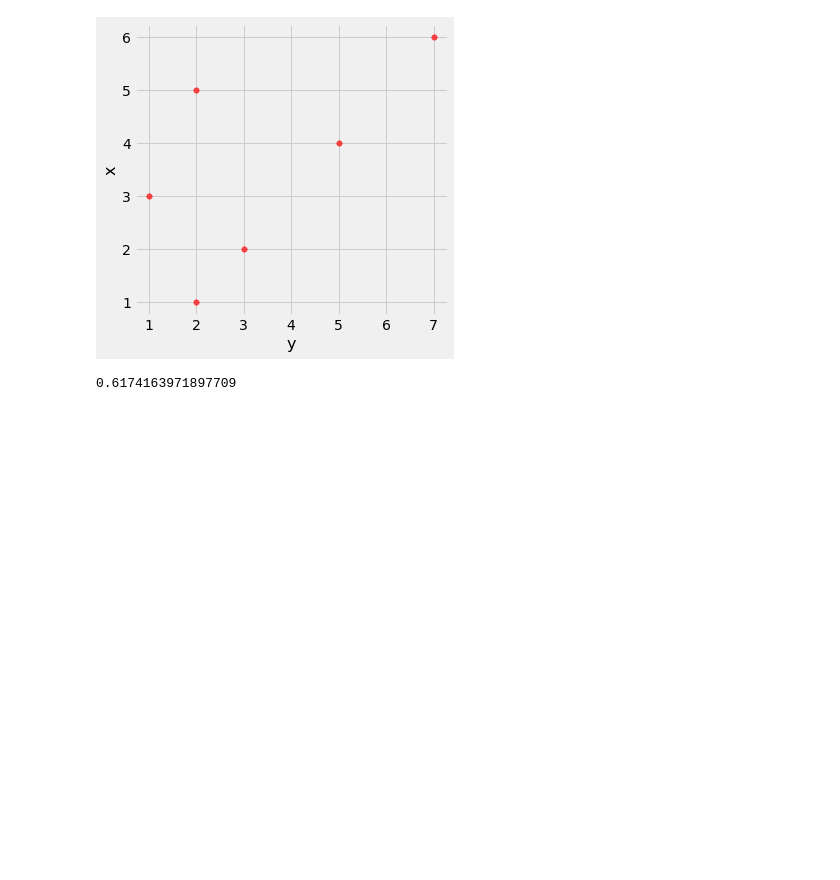
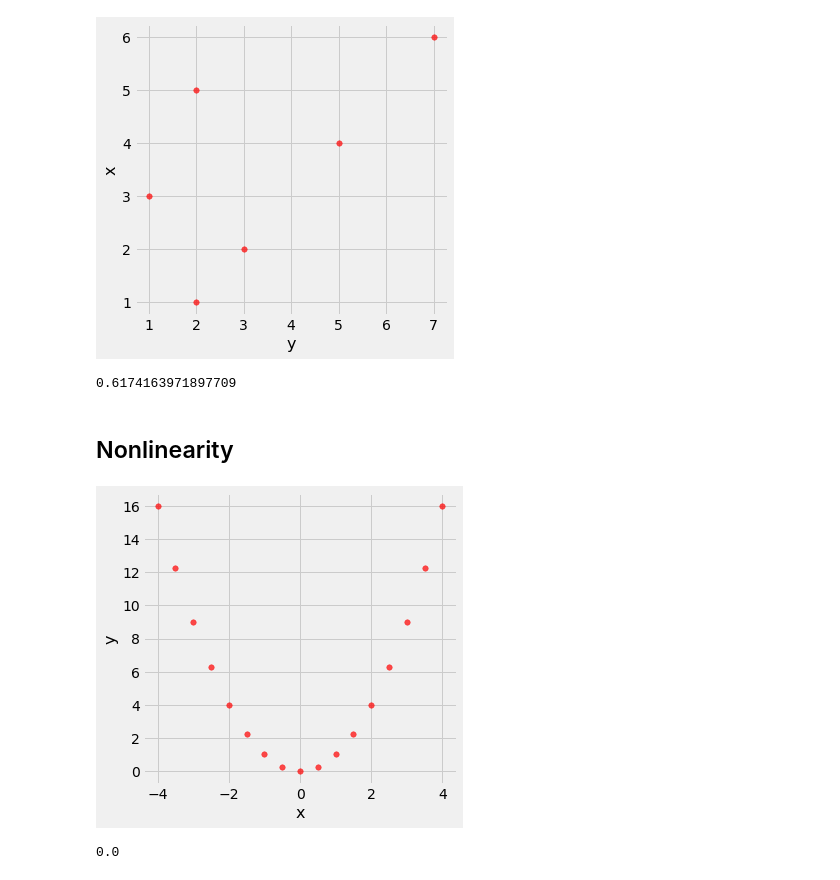
Before and after one commit to ciretorres/python, a Jupyter notebook: data8.3x/week1/sec03_correlation.ipynb, the cells around one changed output. Cells and saved outputs as stored; diff of their text form; code cells hidden in the pictures; blank space fills up the shorter version.

```diff
--- a/data8.3x/week1/sec03_correlation.ipynb
+++ b/data8.3x/week1/sec03_correlation.ipynb
@@ -170,3 +170,18 @@ t.scatter('y', 'x', s=30, color='red')
 correlation(t, 'y', 'x')
 # %% [output]
 0.6174163971897709
+# %% [markdown]
+## Nonlinearity
+# %%
+new_x = np.arange(-4, 4.1, 0.5)
+nonlinear = Table().with_columns(
+    'x', new_x,
+    'y', new_x**2
+)
+nonlinear.scatter('x', 'y', s=30, color='r')
+# %% [output]
+[figure, added]
+# %%
+correlation(nonlinear, 'x', 'y')
+# %% [output]
+0.0
```
Also changed, not shown: parts of 9 cells of this notebook.
